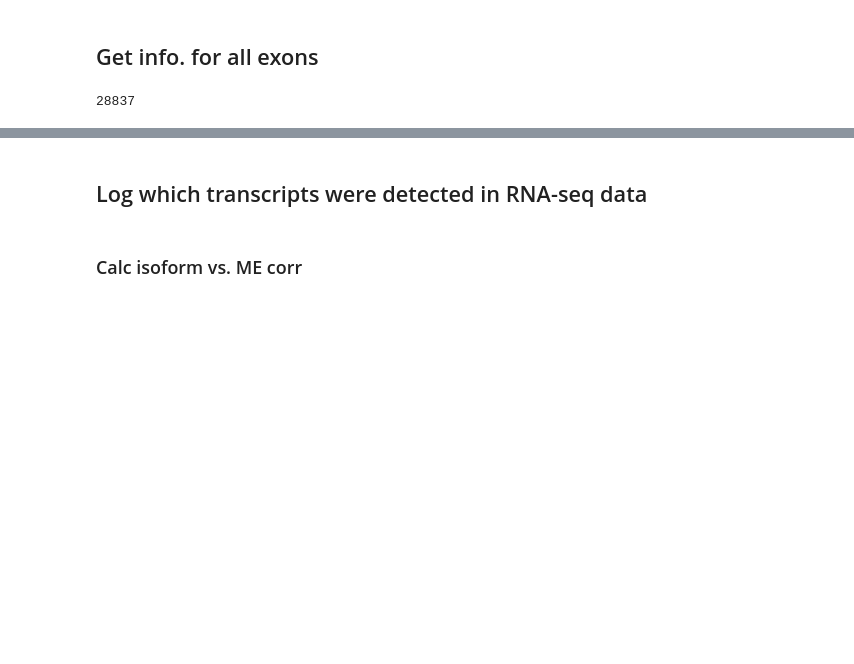
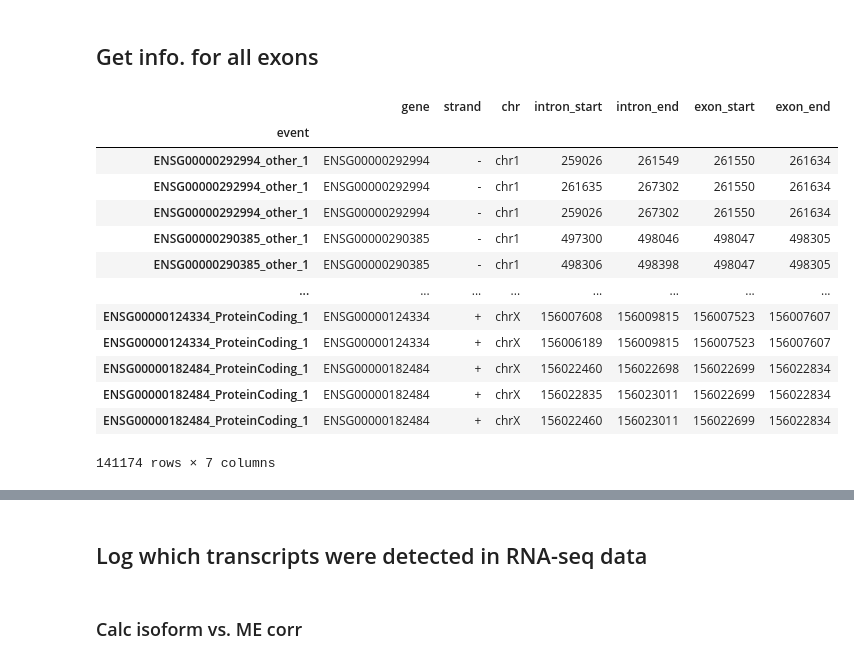
Before and after one commit to reliscu/bulk_splicing_GTEx_cortex, a Jupyter notebook: 26_add_isoform_data.ipynb, the cells around one changed output, grey strips where cells are left out. Saved outputs shown, nothing was run; the diff lists cells and outputs as text; code cells hidden in the pictures; blank space fills up the shorter version.

```diff
--- a/26_add_isoform_data.ipynb
+++ b/26_add_isoform_data.ipynb
@@ -48,0 +77,17 @@ intron_table_parsed['intron_end'] = coords.str[1].astype(int)
+# %%
+event_df
+# %% [output]
+|  | gene | strand | chr | intron_start | intron_end | exon_start | exon_end |
+| event |  |  |  |  |  |  |  |
+| ENSG00000292994_other_1 | ENSG00000292994 | - | chr1 | 259026 | 261549 | 261550 | 261634 |
+| ENSG00000292994_other_1 | ENSG00000292994 | - | chr1 | 261635 | 267302 | 261550 | 261634 |
+| ENSG00000292994_other_1 | ENSG00000292994 | - | chr1 | 259026 | 267302 | 261550 | 261634 |
+| ENSG00000290385_other_1 | ENSG00000290385 | - | chr1 | 497300 | 498046 | 498047 | 498305 |
+| ENSG00000290385_other_1 | ENSG00000290385 | - | chr1 | 498306 | 498398 | 498047 | 498305 |
+| ... | ... | ... | ... | ... | ... | ... | ... |
+| ENSG00000124334_ProteinCoding_1 | ENSG00000124334 | + | chrX | 156007608 | 156009815 | 156007523 | 156007607 |
+| ENSG00000124334_ProteinCoding_1 | ENSG00000124334 | + | chrX | 156006189 | 156009815 | 156007523 | 156007607 |
+| ENSG00000182484_ProteinCoding_1 | ENSG00000182484 | + | chrX | 156022460 | 156022698 | 156022699 | 156022834 |
+| ENSG00000182484_ProteinCoding_1 | ENSG00000182484 | + | chrX | 156022835 | 156023011 | 156022699 | 156022834 |
+| ENSG00000182484_ProteinCoding_1 | ENSG00000182484 | + | chrX | 156022460 | 156023011 | 156022699 | 156022834 |
+141174 rows × 7 columns
@@ -73,4 +118,0 @@ for file in os.listdir("data/ctype_exons"):
-# %%
-len(exon_lookup)
-# %% [output]
-28837
```
Also changed, not shown: parts of 20 cells of this notebook, 5 other files.
